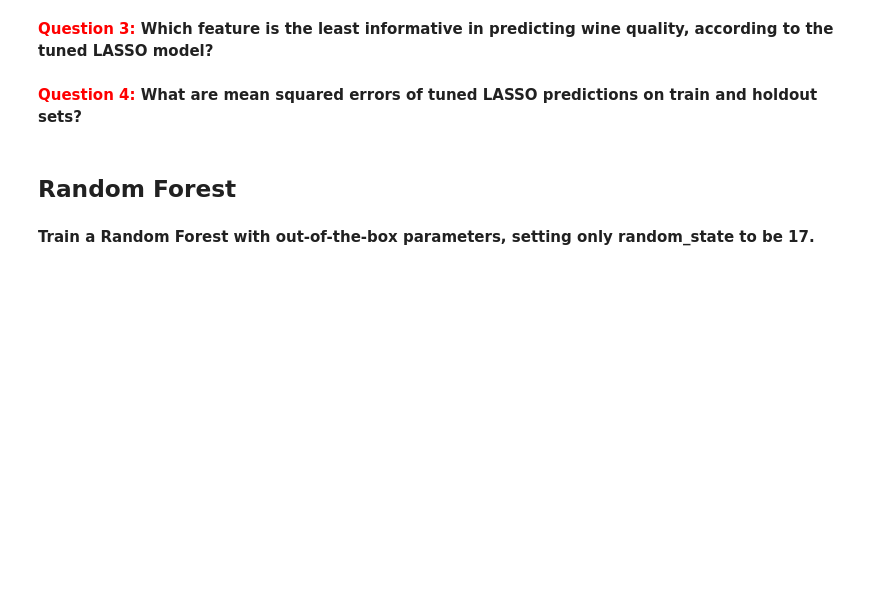
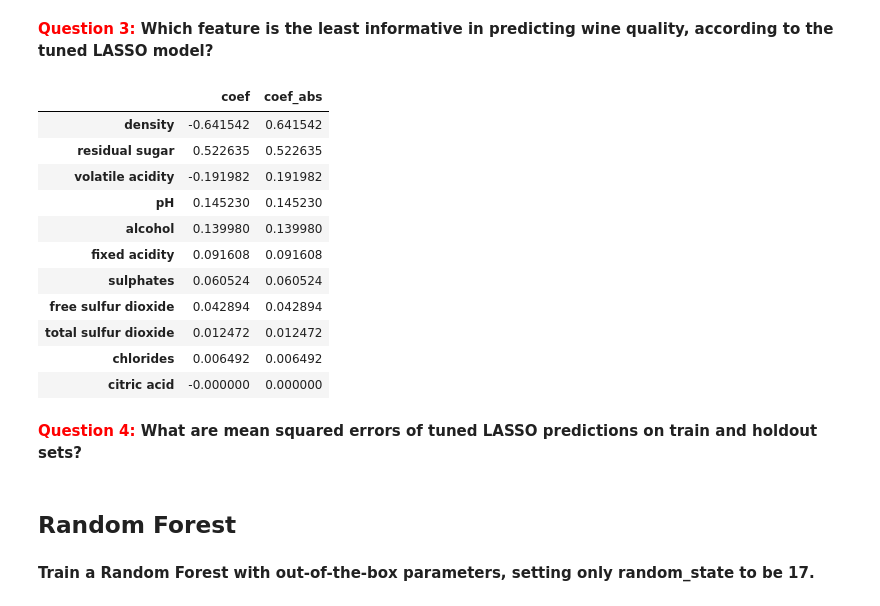
Before and after one commit to baha-celik-acn/internship-deliverables, a Jupyter notebook: mlcourse/topic_4_assignment.ipynb, the cells around one changed output. Saved outputs shown, nothing was run; the diff lists cells and outputs as text; code cells hidden in the pictures; blank space fills up the shorter version.

```diff
--- a/mlcourse/topic_4_assignment.ipynb
+++ b/mlcourse/topic_4_assignment.ipynb
@@ -119,3 +152,21 @@ Mean squared error (test): 0.5542927330136753
+# %%
+lasso_cv_coef = pd.DataFrame({'coef': lasso_cv.coef_, 'coef_abs': np.abs(lasso_cv.coef_)},
+                          index=data.columns.drop('quality'))
+lasso_cv_coef.sort_values(by='coef_abs', ascending=False)
+#citric acid
+# %% [output]
+|  | coef | coef_abs |
+| density | -0.641542 | 0.641542 |
+| residual sugar | 0.522635 | 0.522635 |
+| volatile acidity | -0.191982 | 0.191982 |
+| pH | 0.145230 | 0.145230 |
+| alcohol | 0.139980 | 0.139980 |
+| fixed acidity | 0.091608 | 0.091608 |
+| sulphates | 0.060524 | 0.060524 |
+| free sulfur dioxide | 0.042894 | 0.042894 |
+| total sulfur dioxide | 0.012472 | 0.012472 |
+| chlorides | 0.006492 | 0.006492 |
+| citric acid | -0.000000 | 0.000000 |
 # %% [markdown]
 **<font color='red'>Question 4:</font> What are mean squared errors of tuned LASSO predictions on train and holdout sets?**
 # %%
```
Also changed, not shown: parts of 12 cells of this notebook.
